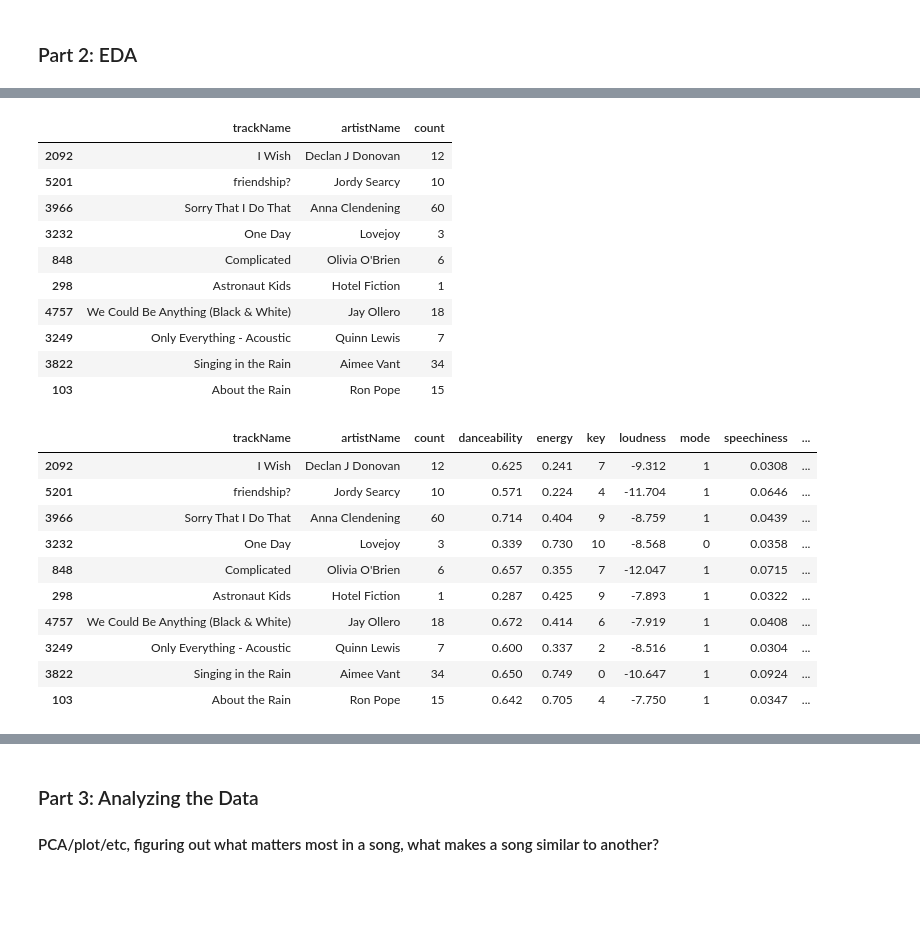
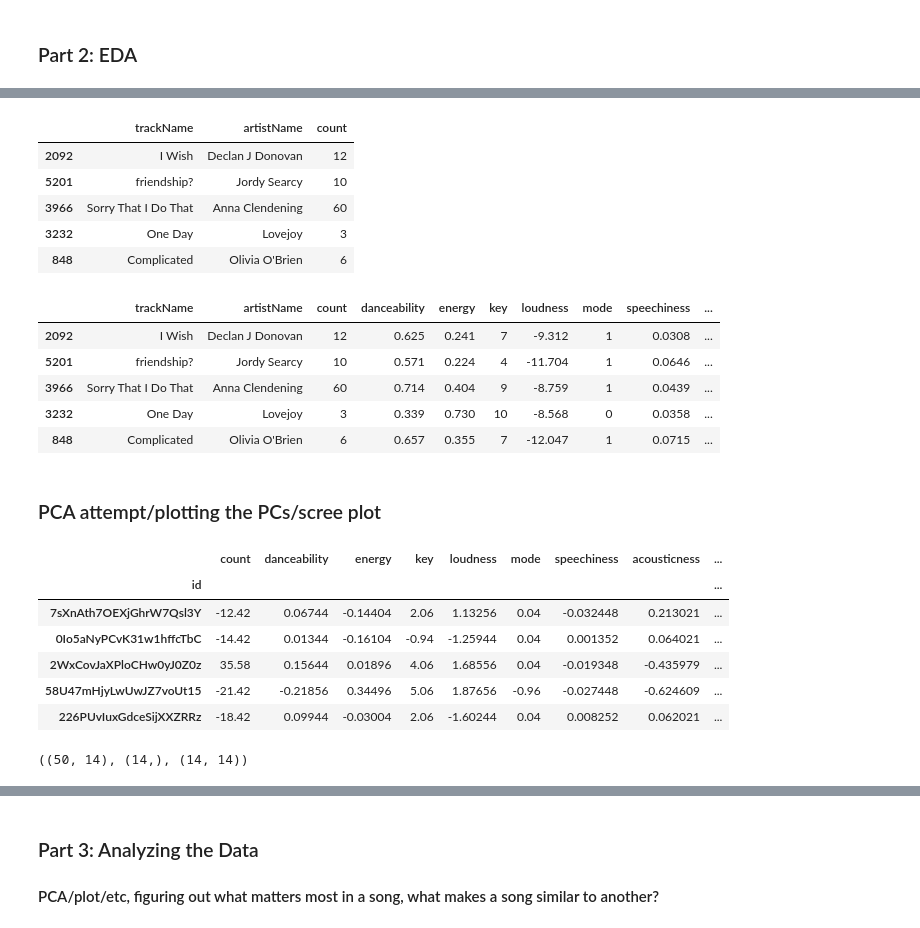
Before and after one commit to JessicaGolden/music_108, a Jupyter notebook: music_108_v01.ipynb, the cells around one changed output, grey strips where cells are left out. Saved outputs shown, nothing was run; the diff lists cells and outputs as text; code cells hidden in the pictures; blank space fills up the shorter version.

Commit message:
some PCA
did PCA, scree plot, plotted PC1 vs PC2

```diff
--- a/music_108_v01.ipynb
+++ b/music_108_v01.ipynb
@@ -97,8 +118,8 @@ track_features[0]
  'time_signature': 4}
 # %%
 counts = listening.query('msPlayed >= 3000').groupby(by=['trackName', 'artistName']).size().reset_index()
-counts = counts.rename(columns={0: 'count'}).sample(n=10, weights='count', random_state=42)#.query('count >= 5').sort_values('count', ascending=False) # either listened to >5 times or top x songs or random x songs
-counts#.to_csv('grouped.csv')
+songs_df = counts.rename(columns={0: 'count'}).sample(n=50, weights='count', random_state=42)#.query('count >= 5').sort_values('count', ascending=False) # either listened to >5 times or top x songs or random x songs
+songs_df.head(5)#.to_csv('csv_exports/grouped.csv')
 # %% [output]
 |  | trackName | artistName | count |
 | 2092 | I Wish | Declan J Donovan | 12 |
@@ -106,39 +127,31 @@ counts#.to_csv('grouped.csv')
 | 3966 | Sorry That I Do That | Anna Clendening | 60 |
 | 3232 | One Day | Lovejoy | 3 |
 | 848 | Complicated | Olivia O'Brien | 6 |
-| 298 | Astronaut Kids | Hotel Fiction | 1 |
-| 4757 | We Could Be Anything (Black & White) | Jay Ollero | 18 |
-| 3249 | Only Everything - Acoustic | Quinn Lewis | 7 |
-| 3822 | Singing in the Rain | Aimee Vant | 34 |
-| 103 | About the Rain | Ron Pope | 15 |
 # %%
 
 lst_of_cols = list(track_features[0].keys())
 # lst_of_cols.remove(['type', 'analysis_url'])
 # lst_of_cols.remove(x for x in ['type', 'analysis_url'])
 [lst_of_cols.remove(col) for col in ['type', 'uri', 'analysis_url', 'track_href']]
-def find_id(song):
+def find_info(song):
     # print(song)
     try:
         song_dict = sp.search(q='artist:' + song[1] + ' track:' + song[0], type='track')
         song_uri = song_dict['tracks']['items'][0]['uri']
         track_features = sp.audio_features(song_uri)[0]
         return pd.Series([track_features[i] for i in lst_of_cols])
     except:
         return pd.Series(['DNE'] * len(lst_of_cols))
 
 
-counts[lst_of_cols] = counts[['trackName', 'artistName']].apply(find_id, axis=1)
-counts
+songs_df[lst_of_cols] = songs_df[['trackName', 'artistName']].apply(find_info, axis=1)
+songs_df.head(5)
 # %% [output]
 |  | trackName | artistName | count | danceability | energy | key | loudness | mode | speechiness | ... |
 | 2092 | I Wish | Declan J Donovan | 12 | 0.625 | 0.241 | 7 | -9.312 | 1 | 0.0308 | ... |
 | 5201 | friendship? | Jordy Searcy | 10 | 0.571 | 0.224 | 4 | -11.704 | 1 | 0.0646 | ... |
 | 3966 | Sorry That I Do That | Anna Clendening | 60 | 0.714 | 0.404 | 9 | -8.759 | 1 | 0.0439 | ... |
 | 3232 | One Day | Lovejoy | 3 | 0.339 | 0.730 | 10 | -8.568 | 0 | 0.0358 | ... |
 | 848 | Complicated | Olivia O'Brien | 6 | 0.657 | 0.355 | 7 | -12.047 | 1 | 0.0715 | ... |
-| 298 | Astronaut Kids | Hotel Fiction | 1 | 0.287 | 0.425 | 9 | -7.893 | 1 | 0.0322 | ... |
-| 4757 | We Could Be Anything (Black & White) | Jay Ollero | 18 | 0.672 | 0.414 | 6 | -7.919 | 1 | 0.0408 | ... |
-| 3249 | Only Everything - Acoustic | Quinn Lewis | 7 | 0.600 | 0.337 | 2 | -8.516 | 1 | 0.0304 | ... |
-| 3822 | Singing in the Rain | Aimee Vant | 34 | 0.650 | 0.749 | 0 | -10.647 | 1 | 0.0924 | ... |
-| 103 | About the Rain | Ron Pope | 15 | 0.642 | 0.705 | 4 | -7.750 | 1 | 0.0347 | ... |
+# %% [markdown]
+### PCA attempt/plotting the PCs/scree plot
@@ -144,0 +163,17 @@ counts
+# %%
+cleaned_df = songs_df.set_index('id').drop(columns=['trackName', 'artistName'])
+centered_df = cleaned_df - np.mean(cleaned_df, axis=0)
+centered_df.head(5)
+# %% [output]
+|  | count | danceability | energy | key | loudness | mode | speechiness | acousticness | ... |
+| id |  |  |  |  |  |  |  |  | ... |
+| 7sXnAth7OEXjGhrW7Qsl3Y | -12.42 | 0.06744 | -0.14404 | 2.06 | 1.13256 | 0.04 | -0.032448 | 0.213021 | ... |
+| 0Io5aNyPCvK31w1hffcTbC | -14.42 | 0.01344 | -0.16104 | -0.94 | -1.25944 | 0.04 | 0.001352 | 0.064021 | ... |
+| 2WxCovJaXPloCHw0yJ0Z0z | 35.58 | 0.15644 | 0.01896 | 4.06 | 1.68556 | 0.04 | -0.019348 | -0.435979 | ... |
+| 58U47mHjyLwUwJZ7voUt15 | -21.42 | -0.21856 | 0.34496 | 5.06 | 1.87656 | -0.96 | -0.027448 | -0.624609 | ... |
+| 226PUvIuxGdceSijXXZRRz | -18.42 | 0.09944 | -0.03004 | 2.06 | -1.60244 | 0.04 | 0.008252 | 0.062021 | ... |
+# %%
+u, s, vt = np.linalg.svd(centered_df, full_matrices = False)
+u.shape, s.shape, vt.shape
+# %% [output]
+((50, 14), (14,), (14, 14))
```
Also changed, not shown: parts of 4 cells of this notebook.
